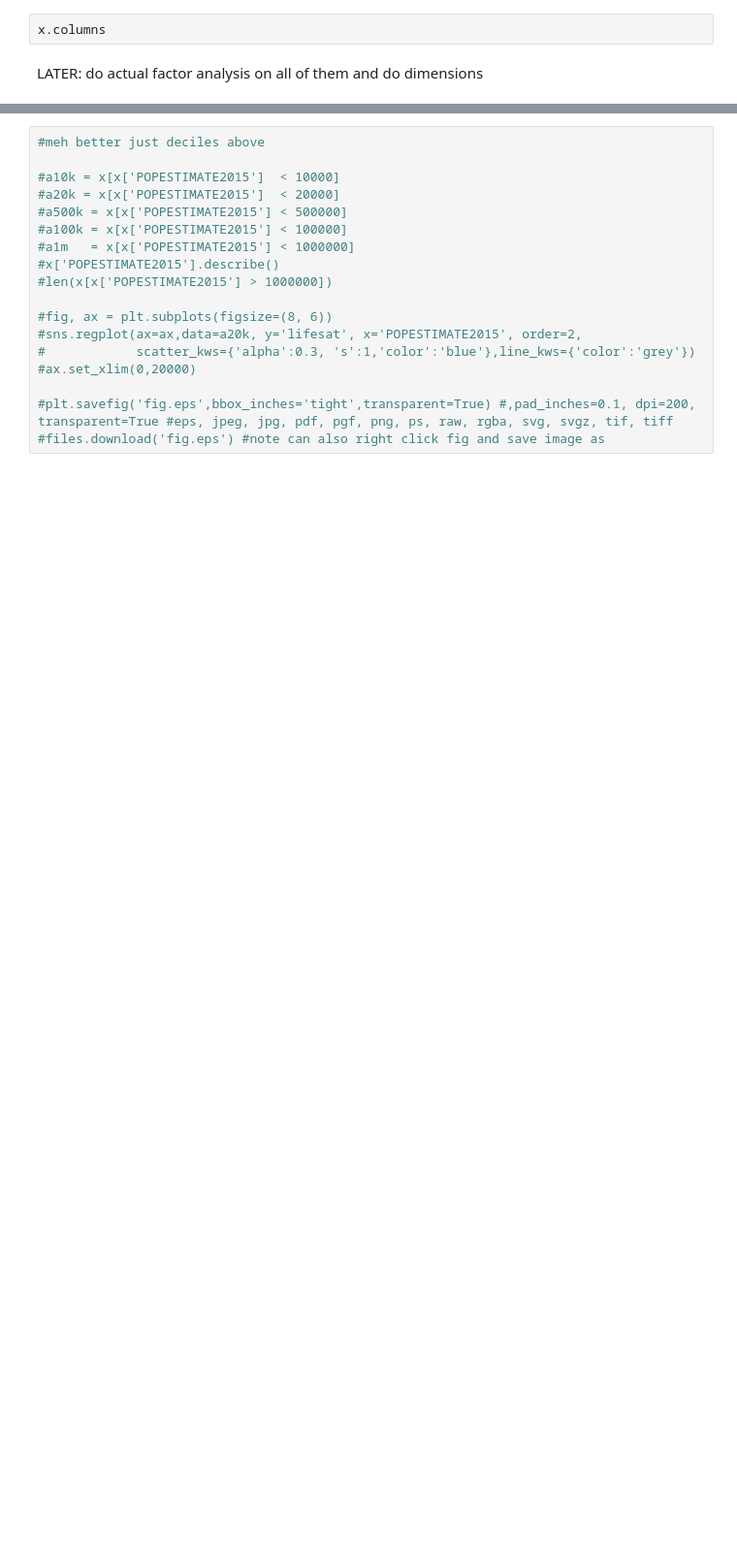
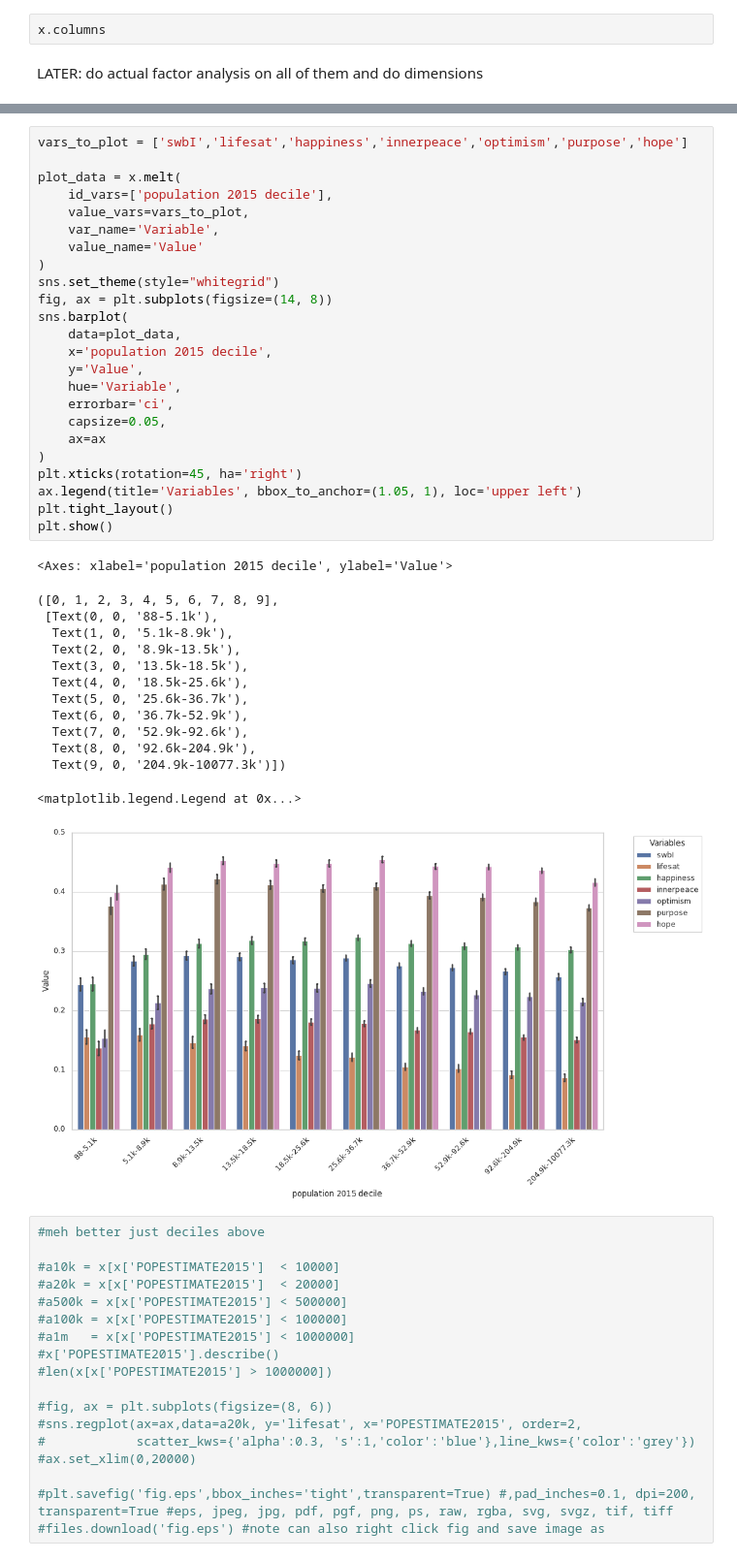
Before and after one commit to theaok/hfgi, a Jupyter notebook: hfgi.ipynb, the cells around one changed output, grey strips where cells are left out. Shown at 97% size. Saved outputs shown, nothing was run; the diff lists cells and outputs as text; blank space fills up the shorter version.

```diff
--- a/hfgi.ipynb
+++ b/hfgi.ipynb
@@ -1418,3 +1703,42 @@ x.groupby('population 2015 decile')[['swbI','lifesat','happiness','innerpeace','
+# %%
+vars_to_plot = ['swbI','lifesat','happiness','innerpeace','optimism','purpose','hope']
+
+plot_data = x.melt(
+    id_vars=['population 2015 decile'],
+    value_vars=vars_to_plot,
+    var_name='Variable',
+    value_name='Value'
+)
+sns.set_theme(style="whitegrid")
+fig, ax = plt.subplots(figsize=(14, 8))
+sns.barplot(
+    data=plot_data,
+    x='population 2015 decile',
+    y='Value',
+    hue='Variable',
+    errorbar='ci',
+    capsize=0.05,
+    ax=ax
+)
+plt.xticks(rotation=45, ha='right')
+ax.legend(title='Variables', bbox_to_anchor=(1.05, 1), loc='upper left')
+plt.tight_layout()
+plt.show()
+# %% [output]
+<Axes: xlabel='population 2015 decile', ylabel='Value'>
+([0, 1, 2, 3, 4, 5, 6, 7, 8, 9],
+ [Text(0, 0, '88-5.1k'),
+  Text(1, 0, '5.1k-8.9k'),
+  Text(2, 0, '8.9k-13.5k'),
+  Text(3, 0, '13.5k-18.5k'),
+  Text(4, 0, '18.5k-25.6k'),
+  Text(5, 0, '25.6k-36.7k'),
+  Text(6, 0, '36.7k-52.9k'),
+  Text(7, 0, '52.9k-92.6k'),
+  Text(8, 0, '92.6k-204.9k'),
+  Text(9, 0, '204.9k-10077.3k')])
+<matplotlib.legend.Legend at 0x...>
+[figure, added]
 # %%
 #meh better just deciles above
 
```
Also changed, not shown: parts of 25 cells of this notebook.
